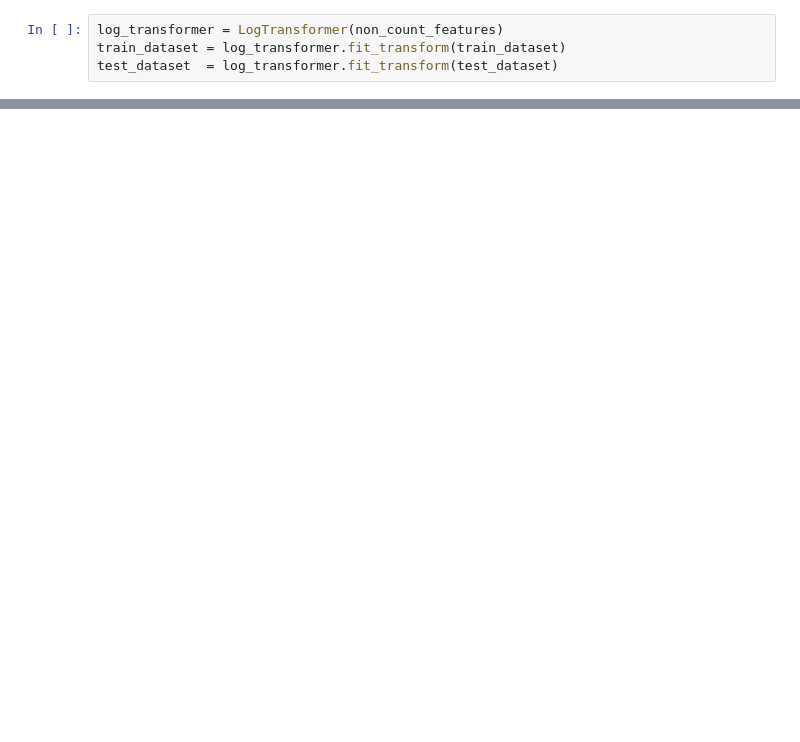
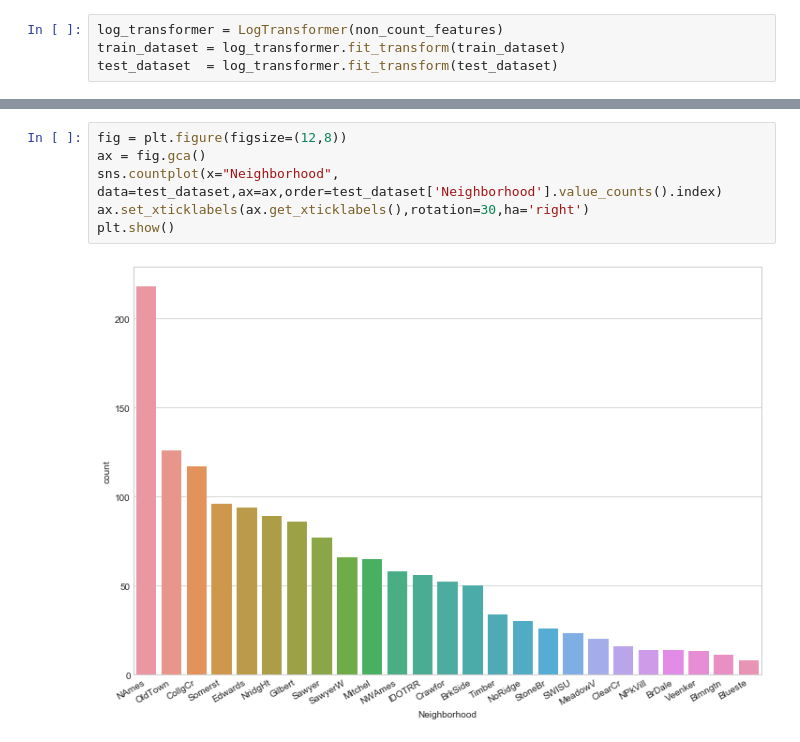
Before and after one commit to krishnamohan-seelam/MachineLearning, a Jupyter notebook: AnacondaProjects/Visualization/Visualization_IOWAHousing.ipynb, the cells around one changed output, grey strips where cells are left out. Saved outputs shown, nothing was run; the diff lists cells and outputs as text; blank space fills up the shorter version.

```diff
--- a/AnacondaProjects/Visualization/Visualization_IOWAHousing.ipynb
+++ b/AnacondaProjects/Visualization/Visualization_IOWAHousing.ipynb
@@ -173,0 +347,8 @@ train_dataset[1000:1005]
+# %%
+fig = plt.figure(figsize=(12,8))
+ax = fig.gca()
+sns.countplot(x="Neighborhood", data=test_dataset,ax=ax,order=test_dataset['Neighborhood'].value_counts().index)
+ax.set_xticklabels(ax.get_xticklabels(),rotation=30,ha='right')
+plt.show()
+# %% [output]
+[figure, added]
```
Also changed, not shown: parts of 24 cells of this notebook, 1 other file.
